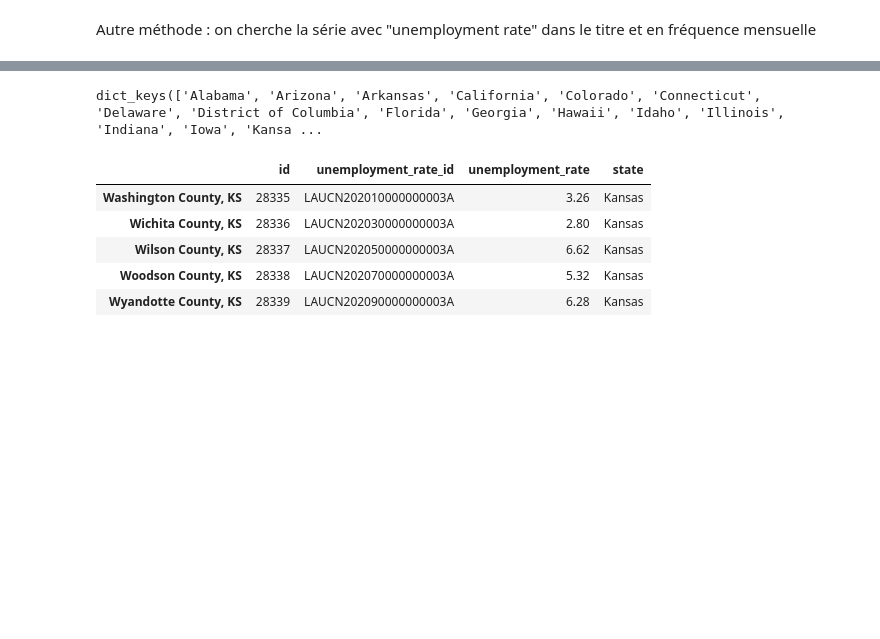
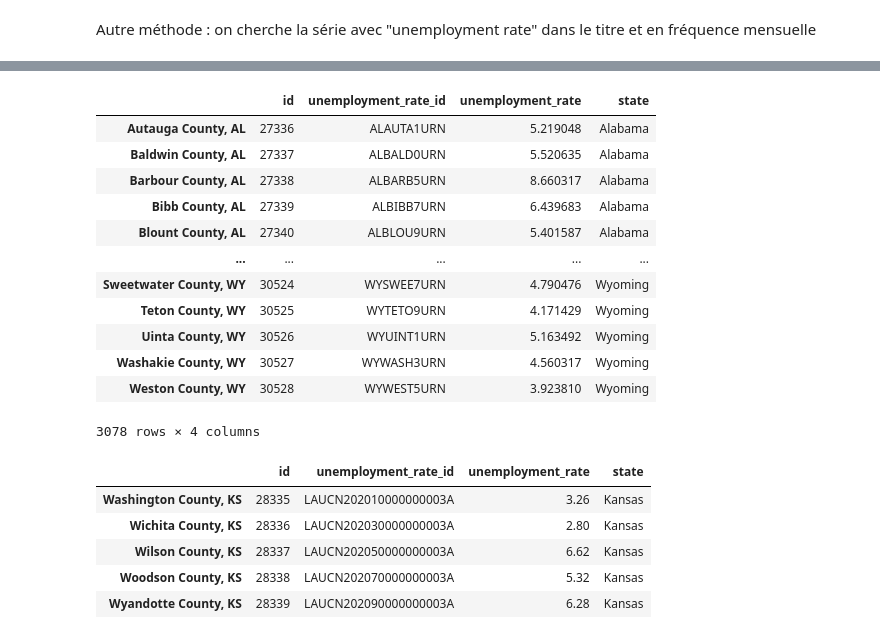
Before and after one commit to eleroux46/gun_violence, a Jupyter notebook: matis.ipynb, the cells around one changed output, grey strips where cells are left out. Cells and saved outputs as stored; diff of their text form; code cells hidden in the pictures; blank space fills up the shorter version.

```diff
--- a/matis.ipynb
+++ b/matis.ipynb
@@ -329,10 +327,22 @@ counties_df.to_csv(path_or_buf="counties_data.csv")
 #         dic_county["unemployment_rate"] = unemployment_rate_mean
 
 #     time.sleep(0.5)
-# %%
-dic_states_counties.keys()
-# %% [output]
-dict_keys(['Alabama', 'Arizona', 'Arkansas', 'California', 'Colorado', 'Connecticut', 'Delaware', 'District of Columbia', 'Florida', 'Georgia', 'Hawaii', 'Idaho', 'Illinois', 'Indiana', 'Iowa', 'Kansa ...
+# %%
+counties_df
+# %% [output]
+|  | id | unemployment_rate_id | unemployment_rate | state |
+| Autauga County, AL | 27336 | ALAUTA1URN | 5.219048 | Alabama |
+| Baldwin County, AL | 27337 | ALBALD0URN | 5.520635 | Alabama |
+| Barbour County, AL | 27338 | ALBARB5URN | 8.660317 | Alabama |
+| Bibb County, AL | 27339 | ALBIBB7URN | 6.439683 | Alabama |
+| Blount County, AL | 27340 | ALBLOU9URN | 5.401587 | Alabama |
+| ... | ... | ... | ... | ... |
+| Sweetwater County, WY | 30524 | WYSWEE7URN | 4.790476 | Wyoming |
+| Teton County, WY | 30525 | WYTETO9URN | 4.171429 | Wyoming |
+| Uinta County, WY | 30526 | WYUINT1URN | 5.163492 | Wyoming |
+| Washakie County, WY | 30527 | WYWASH3URN | 4.560317 | Wyoming |
+| Weston County, WY | 30528 | WYWEST5URN | 3.923810 | Wyoming |
+3078 rows × 4 columns
 # %%
 # df1 = pd.DataFrame.from_dict(dic_states_counties[state], orient = "index")
 # df1["state"] = state
```
Also changed, not shown: parts of 2 cells of this notebook.
